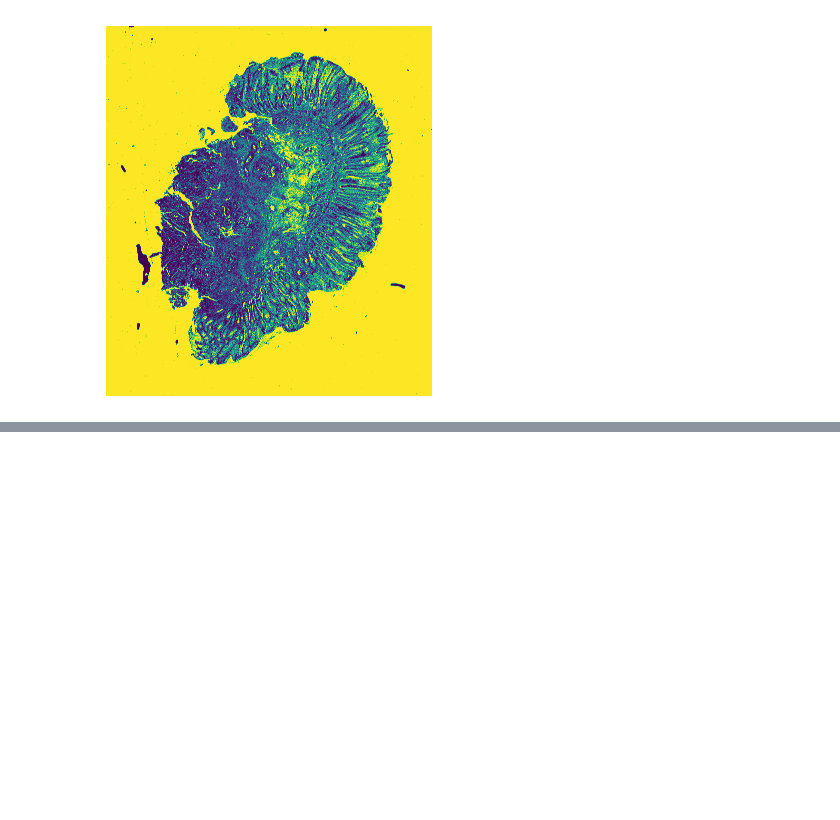
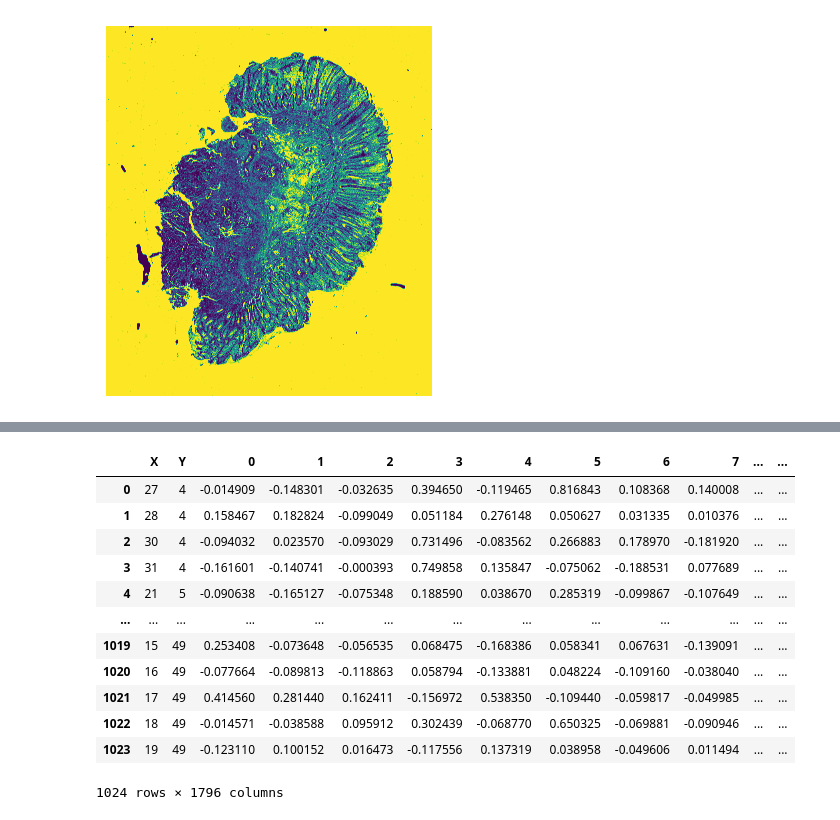
Before and after one commit to sikso1892/TEA-graph, a Jupyter notebook: notebooks/1.Sample_Spernode_generation.ipynb, the cells around one changed output, grey strips where cells are left out. Drawn from its saved outputs; the diff is of its cells as text; code cells hidden in the pictures; blank space fills up the shorter version.

```diff
--- a/notebooks/1.Sample_Spernode_generation.ipynb
+++ b/notebooks/1.Sample_Spernode_generation.ipynb
@@ -537,0 +661,25 @@ OpenSlide('/home/novomics/work/TEA-graph/Sample_data_for_demo/Raw_WSI_Novomics/K
+# %%
+# TIFF 이미지 정보 가져오기.
+import tifffile
+
+print('>> TIFF image >>')
+with tifffile.TiffFile(novomics_img_TIF) as tif:
+    page_count = len(tif.pages)
+    print(f"The Pyramid TIFF has {page_count} pages (levels).")
+    base = tif.pages[0].shape
+
+    for i, page in enumerate(tif.pages):
+        current_resolution = page.shape
+        magnification = base[0]/current_resolution[0]
+        print(page.shape, magnification)
+        # width, height = page.shape
+        # print(f"Page {i} has a resolution of {width}x{height}.")
+
+# 샘플 이미지 해상도와 비교
+# '0:(18000, 12794)'
+# '1:(4500, 3198)'
+# '2:(2250, 1599)'display(slideimage)
+print('>> Sample image >>')
+display(slideimage.level_downsamples)
+for idx, dim in enumerate(slideimage.level_dimensions):
+    display(f"{idx}:{dim}")
@@ -643,0 +865,3 @@ for i in range(0, num_col):
+# %%
+coordinate_df = pd.DataFrame({'X': x_y_list[:,0],'Y': x_y_list[:,1]})
+coordinate_df
@@ -643,0 +882,19 @@ for i in range(0, num_col):
+# %%
+graph_dataframe = pd.concat([coordinate_df, feature_df], axis = 1)
+graph_dataframe = graph_dataframe.sort_values(by = ['Y', 'X'])
+graph_dataframe = graph_dataframe.reset_index(drop = True)
+graph_dataframe
+# %% [output]
+|  | X | Y | 0 | 1 | 2 | 3 | 4 | 5 | 6 | 7 | ... | ... |
+| 0 | 27 | 4 | -0.014909 | -0.148301 | -0.032635 | 0.394650 | -0.119465 | 0.816843 | 0.108368 | 0.140008 | ... | ... |
+| 1 | 28 | 4 | 0.158467 | 0.182824 | -0.099049 | 0.051184 | 0.276148 | 0.050627 | 0.031335 | 0.010376 | ... | ... |
+| 2 | 30 | 4 | -0.094032 | 0.023570 | -0.093029 | 0.731496 | -0.083562 | 0.266883 | 0.178970 | -0.181920 | ... | ... |
+| 3 | 31 | 4 | -0.161601 | -0.140741 | -0.000393 | 0.749858 | 0.135847 | -0.075062 | -0.188531 | 0.077689 | ... | ... |
+| 4 | 21 | 5 | -0.090638 | -0.165127 | -0.075348 | 0.188590 | 0.038670 | 0.285319 | -0.099867 | -0.107649 | ... | ... |
+| ... | ... | ... | ... | ... | ... | ... | ... | ... | ... | ... | ... | ... |
+| 1019 | 15 | 49 | 0.253408 | -0.073648 | -0.056535 | 0.068475 | -0.168386 | 0.058341 | 0.067631 | -0.139091 | ... | ... |
+| 1020 | 16 | 49 | -0.077664 | -0.089813 | -0.118863 | 0.058794 | -0.133881 | 0.048224 | -0.109160 | -0.038040 | ... | ... |
+| 1021 | 17 | 49 | 0.414560 | 0.281440 | 0.162411 | -0.156972 | 0.538350 | -0.109440 | -0.059817 | -0.049985 | ... | ... |
+| 1022 | 18 | 49 | -0.014571 | -0.038588 | 0.095912 | 0.302439 | -0.068770 | 0.650325 | -0.069881 | -0.090946 | ... | ... |
+| 1023 | 19 | 49 | -0.123110 | 0.100152 | 0.016473 | -0.117556 | 0.137319 | 0.038958 | -0.049606 | 0.011494 | ... | ... |
+1024 rows × 1796 columns
```
Also changed, not shown: parts of 16 cells of this notebook, 11 other files.
